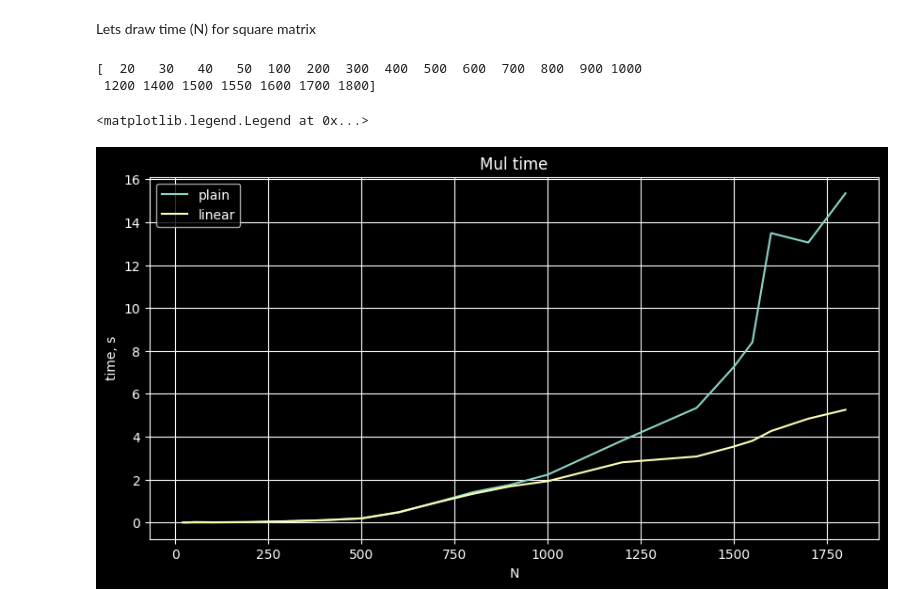
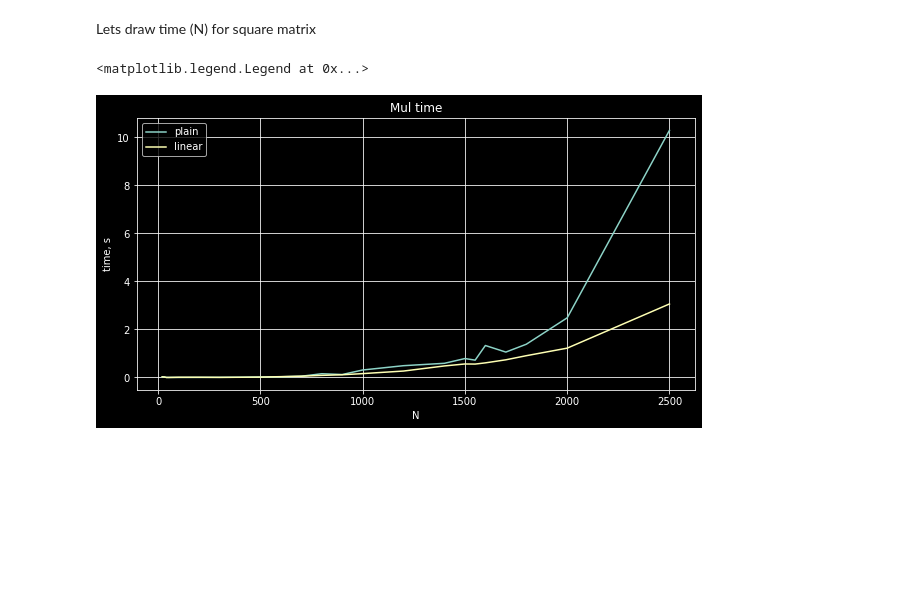
Before and after one commit to ErrrOrrr503/ComputeMath, a Jupyter notebook: linear/tester.ipynb, the cells around one changed output. Drawn from its saved outputs; the diff is of its cells as text; code cells hidden in the pictures; blank space fills up the shorter version.

```diff
--- a/linear/tester.ipynb
+++ b/linear/tester.ipynb
@@ -12,33 +12,31 @@ from tqdm import tqdm
 Lets draw time (N) for square matrix
 # %%
 num_algos = 2
-num_threads = 4
+num_threads = 12
 algos = []
 algos.append ("plain")
 algos.append ("linear")
 
-Ns = np.array ((20, 30, 40, 50, 100, 200, 300, 400, 500, 600, 700, 800, 900, 1000, 1200, 1400, 1500, 1550, 1600, 1700, 1800))
+Ns = np.array ((20, 30, 40, 50, 100, 200, 300, 400, 500, 600, 700, 800, 900, 1000, 1200, 1400, 1500, 1550, 1600, 1700, 1800, 2000, 2500))
 num_points = Ns.shape[0]
 times = np.zeros ((num_algos, num_points))
 
 for i in range(0, num_points):
     result = subprocess.run (["./matmul_test", "{0}".format (Ns[i]), "{0}".format (Ns[i]), "{0}".format (num_threads)], capture_output=True, text=True)
     res_split = result.stdout.split ()
     for j in range (0, num_algos):
         times[j][i] = np.double(res_split[j])
 
 plt.figure(figsize=(10, 5))
 #plt.yscale('log')
 #plt.xscale('log')
 plt.grid ()
 plt.title ("Mul time")
 plt.xlabel ("N")
 plt.ylabel ("time, s")
 for i in range(0, num_algos):
     plt.plot (Ns, times[i], 'C{0}'.format (i), label = algos[i])
 plt.legend ()
 # %% [output]
-[  20   30   40   50  100  200  300  400  500  600  700  800  900 1000
- 1200 1400 1500 1550 1600 1700 1800]
+<matplotlib.legend.Legend at 0x...>
-<matplotlib.legend.Legend at 0x...>
-[figure, old version]
+[figure, new version]
```
Also changed, not shown: parts of 8 cells of this notebook, 2 other files.
